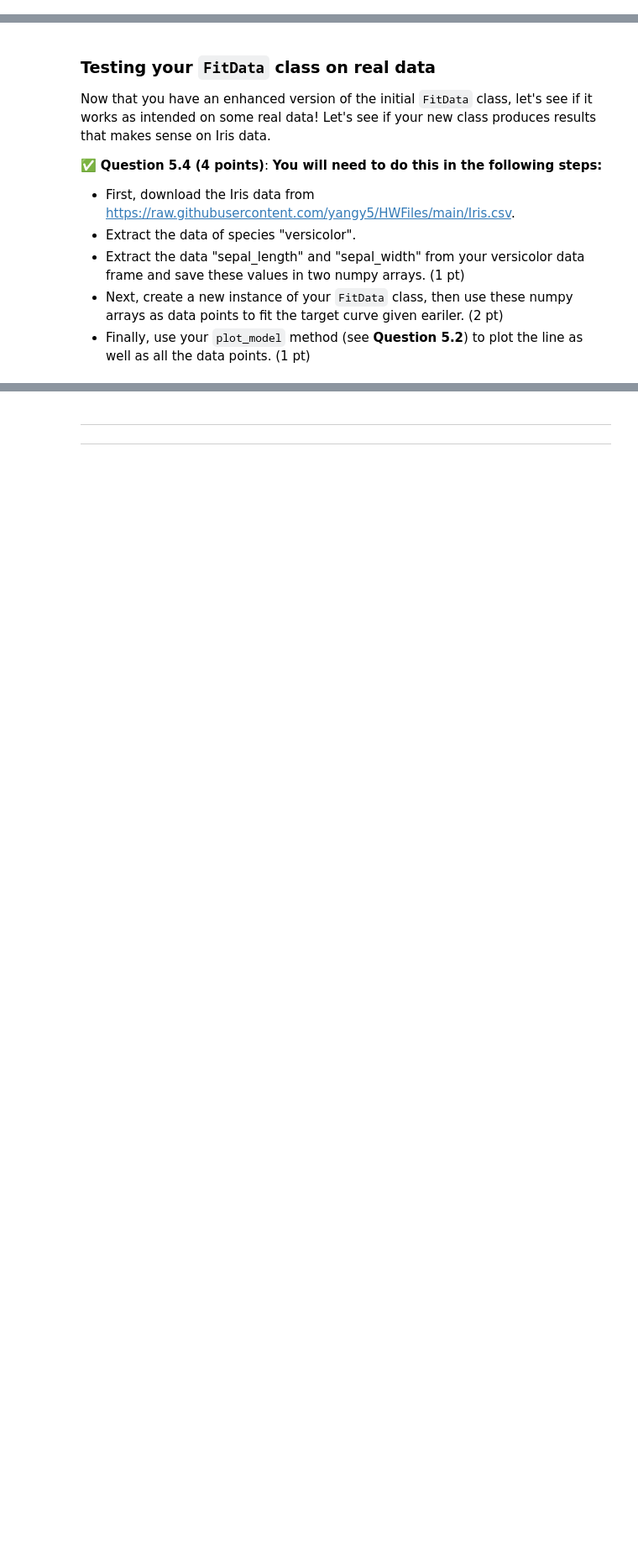
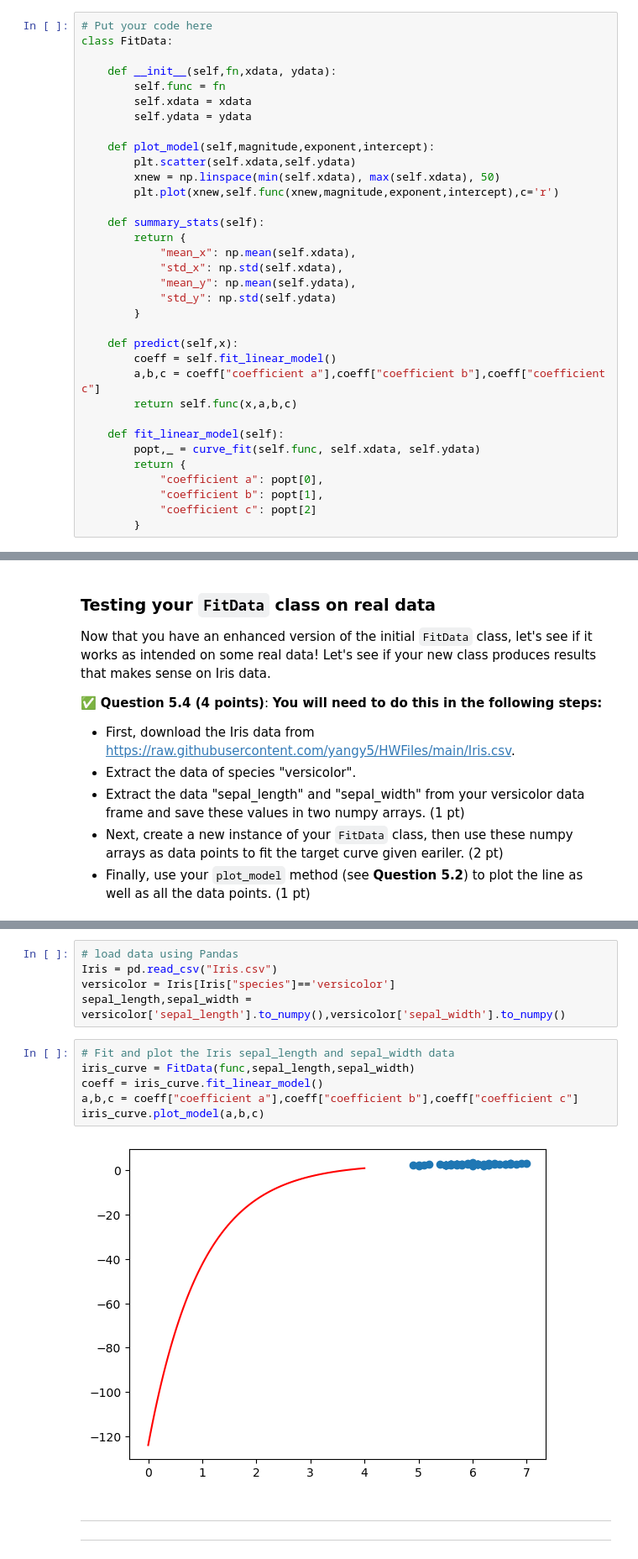
Before and after one commit to abdollahegazy/cmse202-s25-turnin, a Jupyter notebook: hw-01/HW-01_GitPracticeDebuggingPythonPackagesAndClasses-SS25-STUDENT.ipynb, the cells around one changed output, grey strips where cells are left out. Shown: that part at 84% size. Drawn from its saved outputs; the diff is of its cells as text; blank space fills up the shorter version.

```diff
--- a/hw-01/HW-01_GitPracticeDebuggingPythonPackagesAndClasses-SS25-STUDENT.ipynb
+++ b/hw-01/HW-01_GitPracticeDebuggingPythonPackagesAndClasses-SS25-STUDENT.ipynb
@@ -580,3 +650,37 @@ print(model)
+# %%
+# Put your code here
+class FitData:
+
+    def __init__(self,fn,xdata, ydata):
+        self.func = fn
+        self.xdata = xdata
+        self.ydata = ydata
+
+    def plot_model(self,magnitude,exponent,intercept):
+        plt.scatter(self.xdata,self.ydata)
+        xnew = np.linspace(min(self.xdata), max(self.xdata), 50)
+        plt.plot(xnew,self.func(xnew,magnitude,exponent,intercept),c='r')
+
+    def summary_stats(self):
+        return {
+            "mean_x": np.mean(self.xdata),
+            "std_x": np.std(self.xdata),
+            "mean_y": np.mean(self.ydata),
+            "std_y": np.std(self.ydata)
+        }
+
+    def predict(self,x):
+        coeff = self.fit_linear_model()
+        a,b,c = coeff["coefficient a"],coeff["coefficient b"],coeff["coefficient c"]
+        return self.func(x,a,b,c)
+
+    def fit_linear_model(self):
+        popt,_ = curve_fit(self.func, self.xdata, self.ydata)
+        return {
+            "coefficient a": popt[0],
+            "coefficient b": popt[1],
+            "coefficient c": popt[2]
+        }
 # %% [markdown]
 &#9989; **Question 5.3 (2 points)**: Create a new class method called `predict` that predicts and returns the model prediction for a given input value $x$.
 
@@ -616,3 +739,16 @@ Now that you have an enhanced version of the initial `FitData` class, let's see
+# %%
+# load data using Pandas
+Iris = pd.read_csv("Iris.csv")
+versicolor = Iris[Iris["species"]=='versicolor']
+sepal_length,sepal_width = versicolor['sepal_length'].to_numpy(),versicolor['sepal_width'].to_numpy()
+# %%
+# Fit and plot the Iris sepal_length and sepal_width data
+iris_curve = FitData(func,sepal_length,sepal_width)
+coeff = iris_curve.fit_linear_model()
+a,b,c = coeff["coefficient a"],coeff["coefficient b"],coeff["coefficient c"]
+iris_curve.plot_model(a,b,c)
+# %% [output]
+[figure, added]
 # %% [markdown]
 ---
 
```
Also changed, not shown: parts of 14 cells of this notebook, 2 other files.
